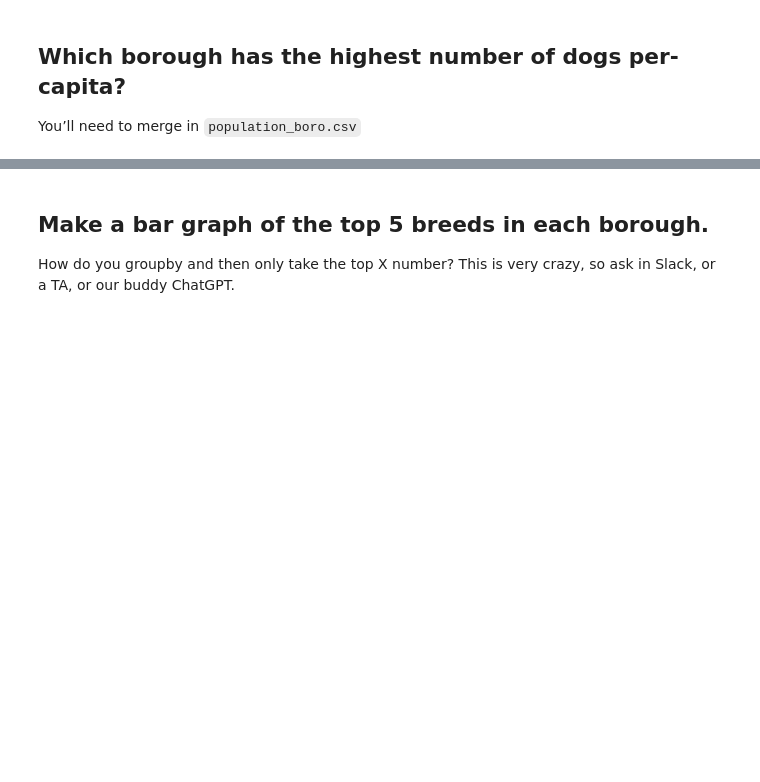
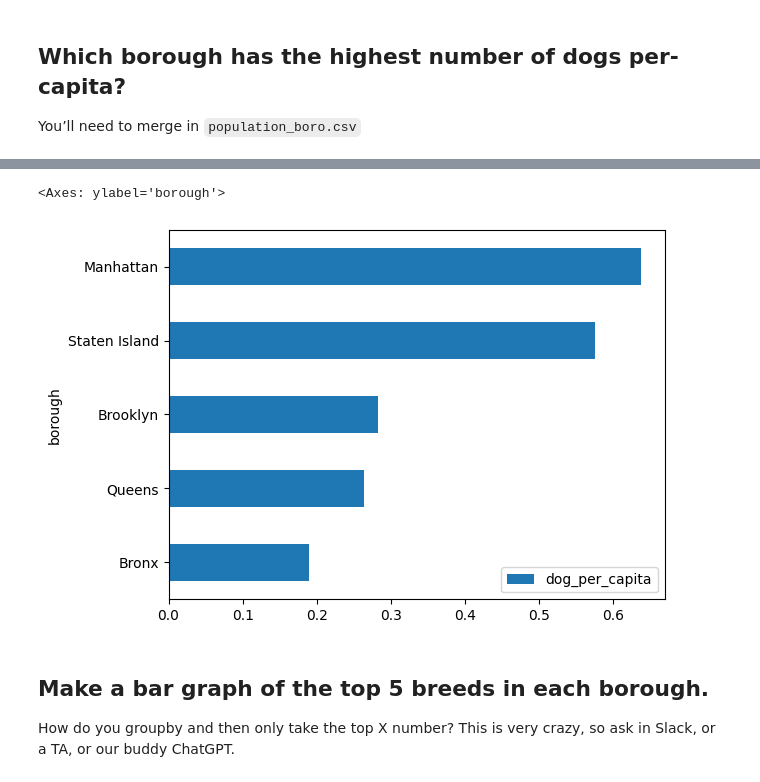
Before and after one commit to olafkoenig/07-homework-updated, a Jupyter notebook: 02-dogs/Dataset TWO - Dogs.ipynb, the cells around one changed output, grey strips where cells are left out. Cells and saved outputs as stored; diff of their text form; code cells hidden in the pictures; blank space fills up the shorter version.

```diff
--- a/02-dogs/Dataset TWO - Dogs.ipynb
+++ b/02-dogs/Dataset TWO - Dogs.ipynb
@@ -319,3 +383,6 @@ When plotting, use `kind='barh'`. I didn't say this in class, but horizontal bar
 ## Which borough has the highest number of dogs per-capita?
 
 You’ll need to merge in `population_boro.csv`
+# %%
+pop = pd.read_csv("boro_population.csv")
+pop
@@ -322,3 +396,18 @@ You’ll need to merge in `population_boro.csv`
+# %%
+(
+    merged.groupby(['borough'])
+    .size()
+    .reset_index(name='dogs_tot')
+    .merge(pop, how='left', left_on='borough', right_on='borough')
+    .assign(
+        dog_per_capita = lambda d: d['dogs_tot'] / d['population'] * 100
+    )
+    .sort_values('dog_per_capita', ascending=True)
+    .plot(kind='barh', x= 'borough', y = 'dog_per_capita')
+)
+# %% [output]
+<Axes: ylabel='borough'>
+[figure, added]
 # %% [markdown]
 ## Make a bar graph of the top 5 breeds in each borough.
 
```
Also changed, not shown: parts of 8 cells of this notebook.
